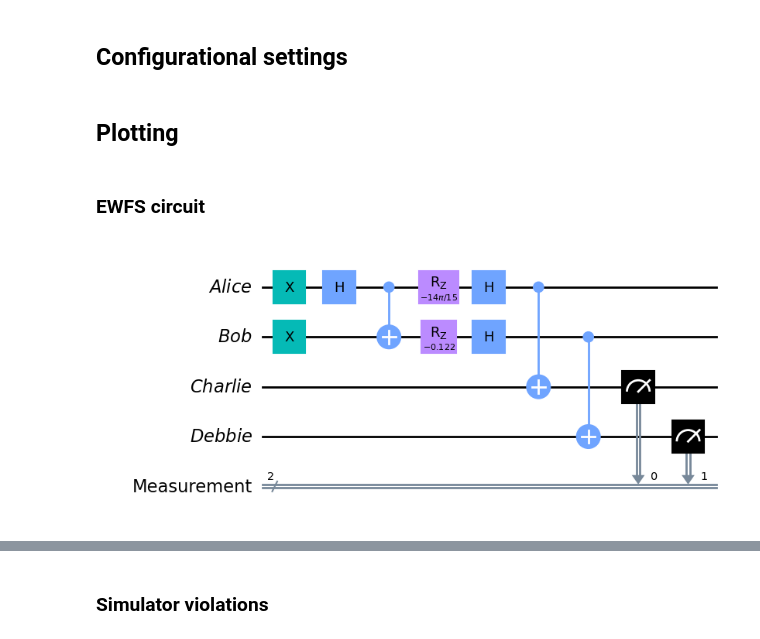
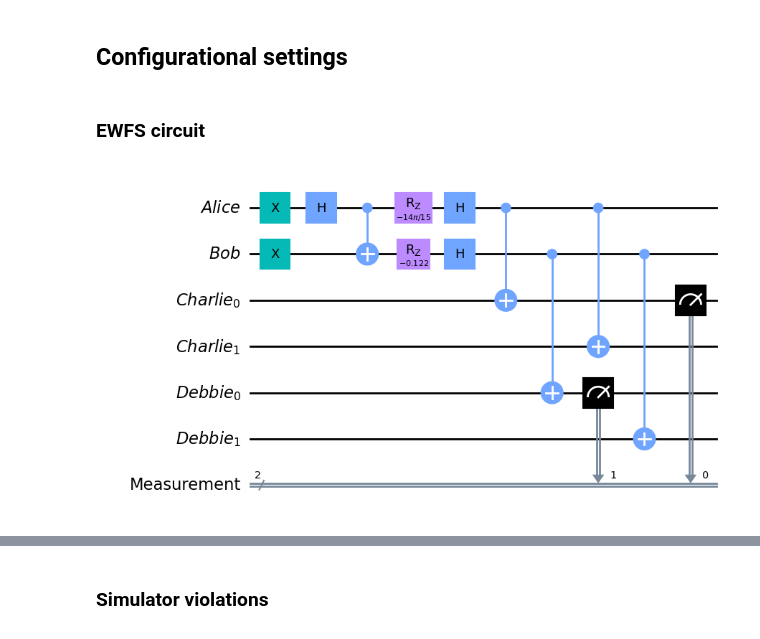
Before and after one commit to unitaryfund/wigners_friend, a Jupyter notebook: notebooks/ewfs_plots.ipynb, the cells around one changed output, grey strips where cells are left out. Saved outputs shown, nothing was run; the diff lists cells and outputs as text; code cells hidden in the pictures.

Commit message:
Adding more plots

```diff
--- a/notebooks/ewfs_plots.ipynb
+++ b/notebooks/ewfs_plots.ipynb
@@ -300,13 +305,11 @@ OBSERVERS = [ALICE, BOB]
 # Note that despite the fact that degrees are used, we need to convert this to radians.
 ANGLES = {PEEK: np.deg2rad(168), REVERSE_1: np.deg2rad(0), REVERSE_2: np.deg2rad(118)}
 BETA = np.deg2rad(175)
-# %% [markdown]
-## Plotting
 # %% [markdown]
 ### EWFS circuit
 # %%
-qc = ewfs(PEEK, PEEK, ANGLES, BETA, charlie_size=1, debbie_size=1)
-qc.draw("mpl")
+qc = ewfs(PEEK, PEEK, ANGLES, BETA, charlie_size=2, debbie_size=2)
+qc.draw("mpl")#.savefig("ewfs_peek_peek.pdf")
 #print(qc.draw("latex_source"))
 # %% [output]
-[figure, old version]
+[figure, new version]
```
Also changed, not shown: parts of 27 cells of this notebook.
